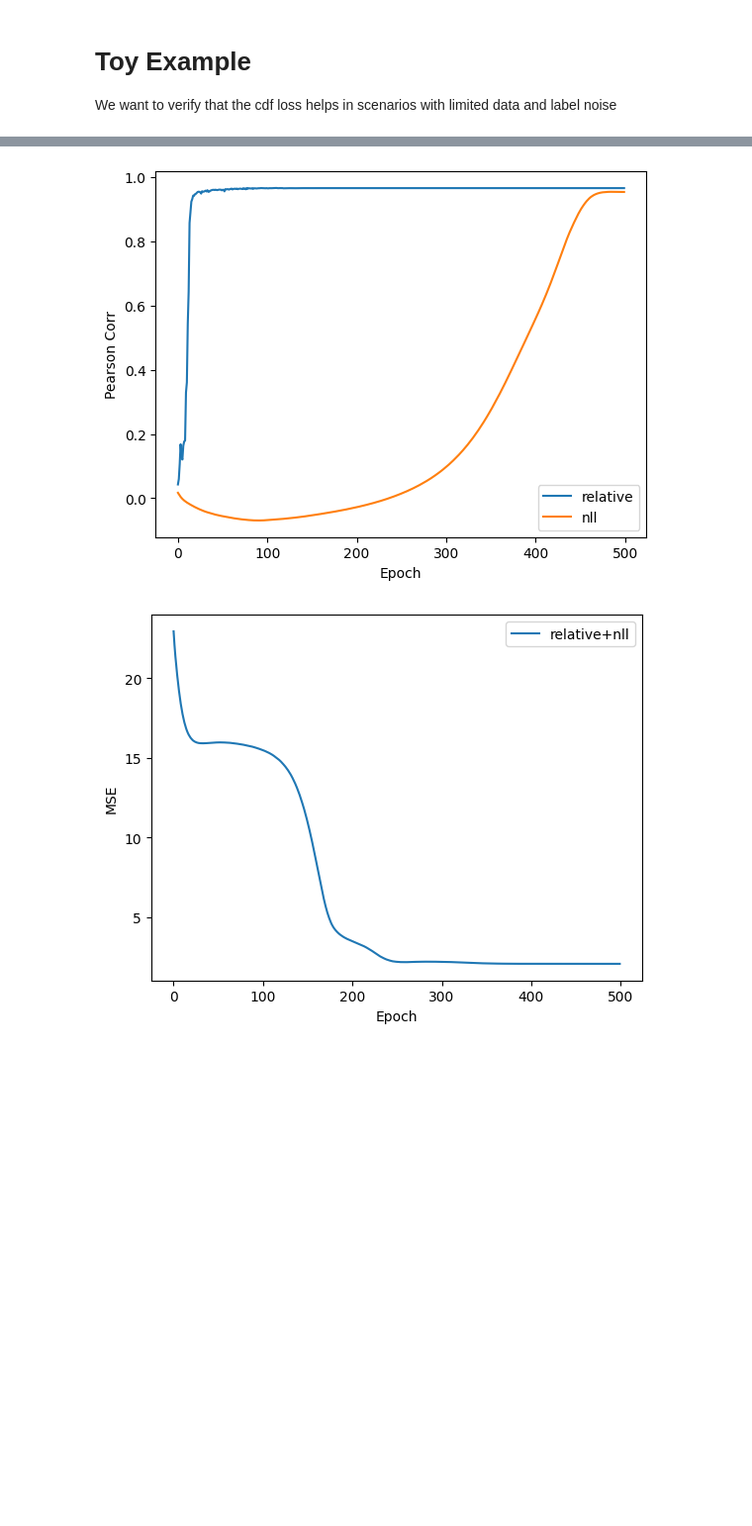
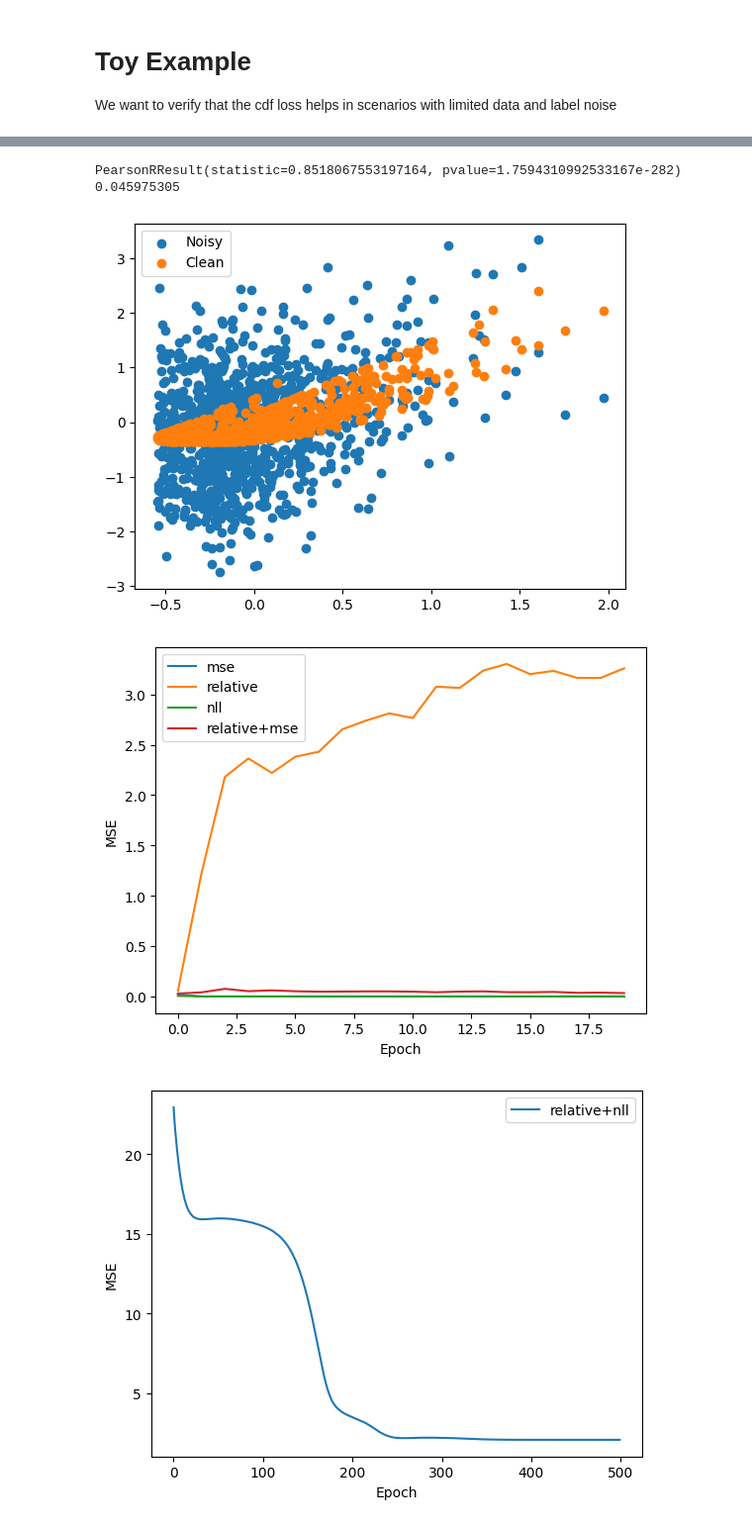
Before and after one commit to FabianTraxler/ag_binding_affinity, a Jupyter notebook: src/data_analysis/ToyExample_relative_loss.ipynb, the cells around one changed output, grey strips where cells are left out. Shown at 99% size. Saved outputs shown, nothing was run; the diff lists cells and outputs as text; code cells hidden in the pictures; blank space fills up the shorter version.

```diff
--- a/src/data_analysis/ToyExample_relative_loss.ipynb
+++ b/src/data_analysis/ToyExample_relative_loss.ipynb
@@ -77,14 +90,16 @@ def nll_loss(output, label, scale):
     return torch.sum((torch.log(torch.clamp(scale,1e-6)) + (output - label)**2 / (torch.clamp(2*scale**2,1e-6))))
     #return torch.sum(0.5 * (torch.log(2*torch.clamp(var,1e-6)**2) + (output - label)**2 / (2*torch.clamp(var,1e-6)**2)))
 # %%
-epochs = 5000
+epochs = 200
 lr = 0.001
-n_samples = 1000
-batch_size = 500
+n_samples = 500
+batch_size = 20
 noise_scale = -1
-def init_model():
-    model = SimpleModel(6,2,32)
-    #model = MatchingModel(6,2)
+def init_model(seed=42):
+    torch.random.manual_seed(seed)
+    np.random.seed(seed)
+    model = SimpleModel(2,2,64)
+    #model = MatchingModel(2,2)
     if torch.cuda.is_available():
             model = model.to("cuda")
     #optimizer = torch.optim.SGD(model.parameters(), lr=lr)
@@ -93,6 +108,4 @@ def init_model():
     # Define a learning rate scheduler
     scheduler = torch.optim.lr_scheduler.ReduceLROnPlateau(optimizer, mode='min', patience=100, factor=0.5, verbose=False)
     return model, optimizer, scheduler
-dataset = SimpleNoiseRegData(n_samples, noise_scale=noise_scale)
-train_loader = torch.utils.data.DataLoader(dataset,batch_size=batch_size,shuffle=True)
 # %%
@@ -212,14 +242,22 @@ plt.show()
+# %%
+pred = models["nll"](val_dataset.data.to("cuda"))
+plt.scatter(pred.cpu().detach().numpy()[:,0],val_dataset.labels[:,0], label="Noisy")
+plt.scatter(pred.cpu().detach().numpy()[:,0],val_dataset.clean_labels[:,0], label="Clean")
+print(stats.pearsonr(pred.cpu().detach().numpy()[:,0], val_dataset.clean_labels[:,0].cpu().detach().numpy()),np.mean((pred.cpu().detach().numpy()[:,0]- val_dataset.clean_labels[:,0].cpu().detach().numpy())**2))
+plt.legend()
+plt.show()
+# %% [output]
+PearsonRResult(statistic=0.8518067553197164, pvalue=1.7594310992533167e-282) 0.045975305
+[figure, new version]
 # %%
-model_names = ["relative", "nll"]
-#model_names = ["doublemse", "mse", "nll"]
 for model_name in model_names:
-    plt.plot(val_losses[f"{model_name}_pearson"], label=model_name)
+    plt.plot(val_losses[f"{model_name}_mse"], label=model_name)
 plt.legend()
 plt.xlabel("Epoch")
-plt.ylabel("Pearson Corr")
+plt.ylabel("MSE")
 plt.show()
 # %% [output]
-[figure, old version]
+[figure, new version]
 # %%
 for model_name in model_names:
     plt.plot(val_losses[f"{model_name}_mse"], label=model_name)
```
Also changed, not shown: parts of 11 cells of this notebook, 6 other files.
